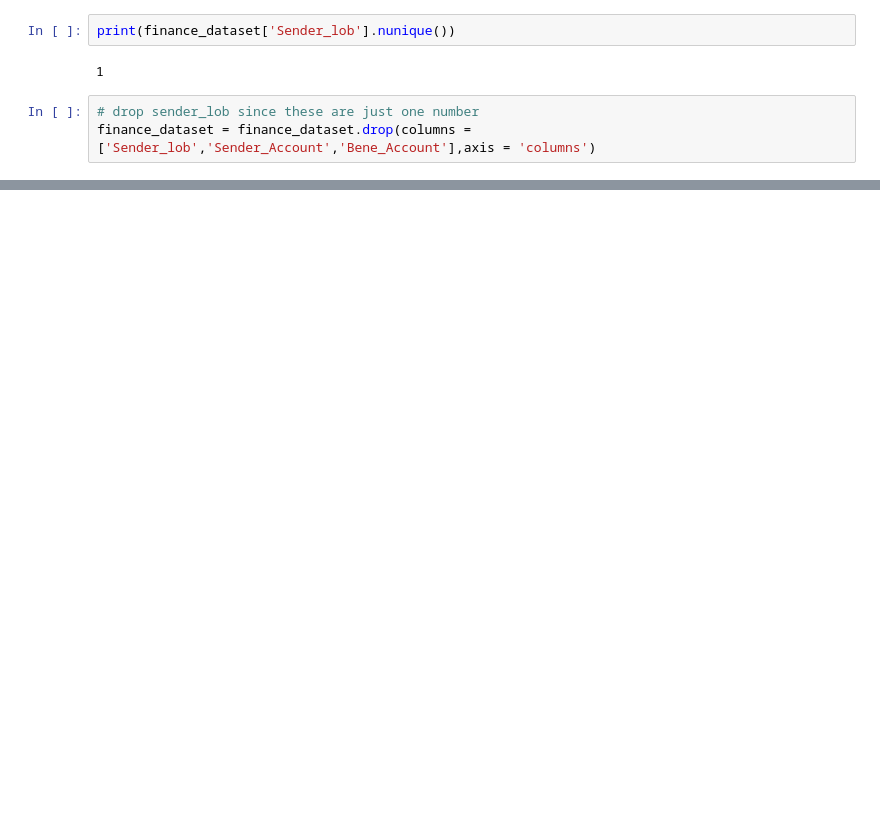
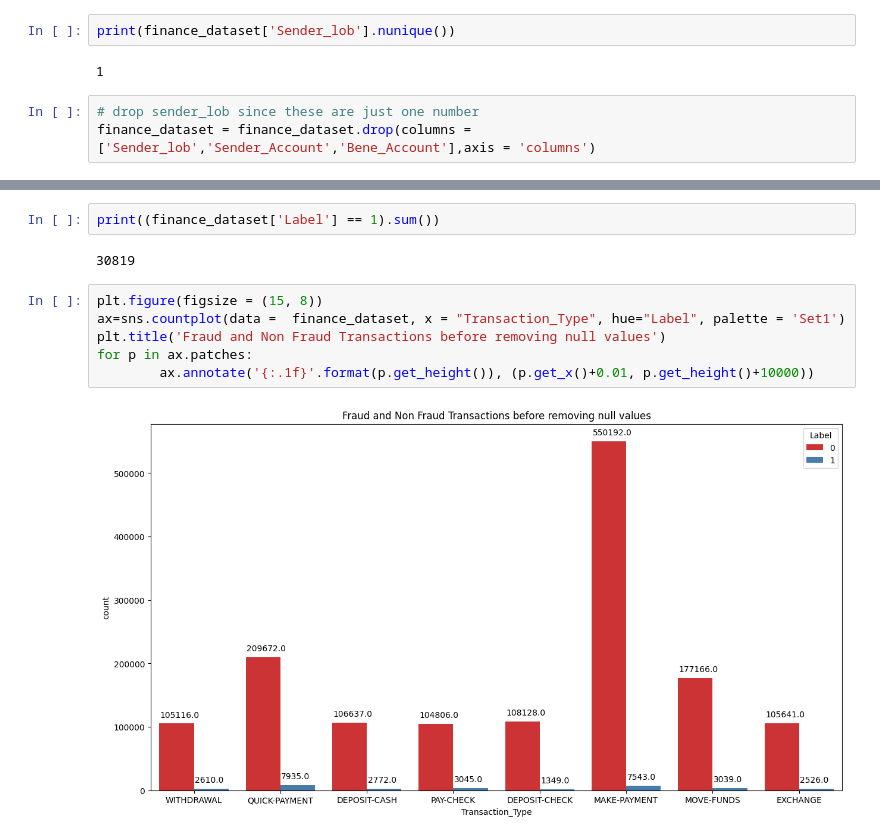
Before and after one commit to utsavudit/FinGuard, a Jupyter notebook: FinGuard/finguard_main.ipynb, the cells around one changed output, grey strips where cells are left out. Cells and saved outputs as stored; diff of their text form; blank space fills up the shorter version.

```diff
--- a/FinGuard/finguard_main.ipynb
+++ b/FinGuard/finguard_main.ipynb
@@ -102,0 +116,12 @@ finance_dataset = finance_dataset.drop(columns = ['Sender_lob','Sender_Account',
+# %%
+print((finance_dataset['Label'] == 1).sum())
+# %% [output]
+30819
+# %%
+plt.figure(figsize = (15, 8))
+ax=sns.countplot(data =  finance_dataset, x = "Transaction_Type", hue="Label", palette = 'Set1')
+plt.title('Fraud and Non Fraud Transactions before removing null values')
+for p in ax.patches:
+        ax.annotate('{:.1f}'.format(p.get_height()), (p.get_x()+0.01, p.get_height()+10000))
+# %% [output]
+[figure, added]
```
Also changed, not shown: parts of 5 cells of this notebook.
